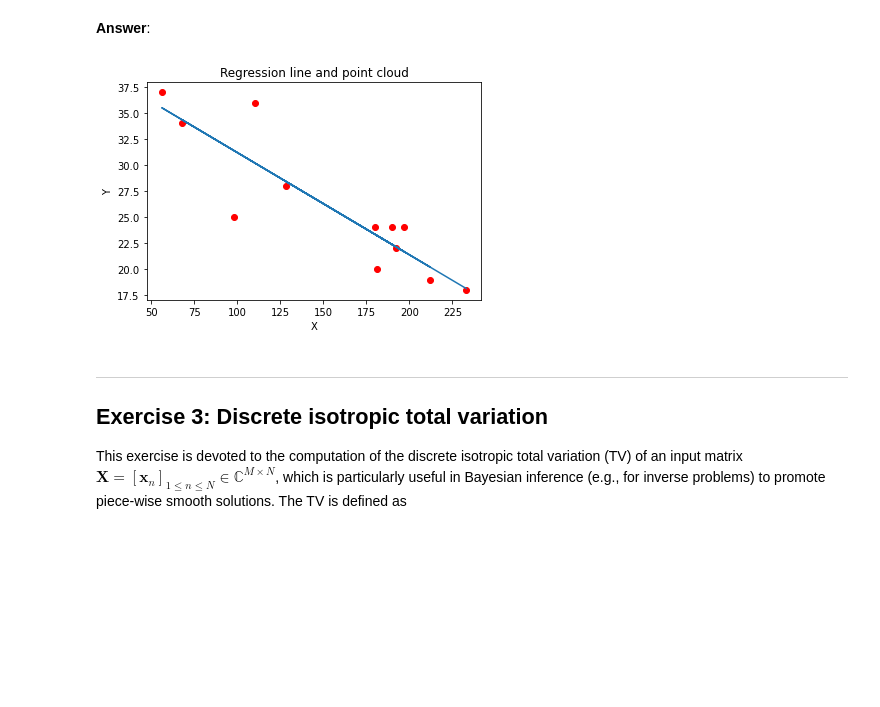
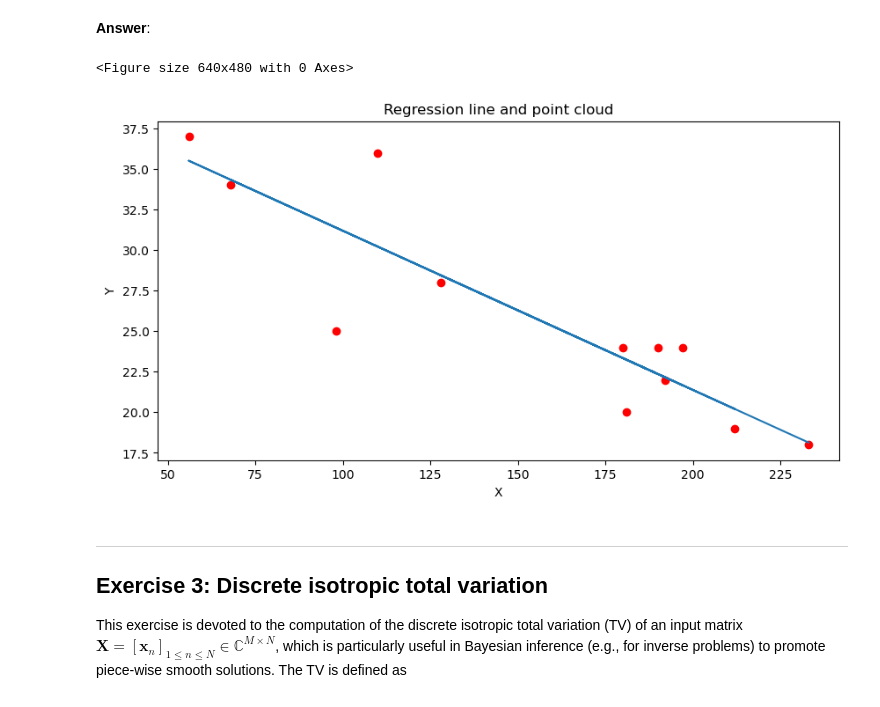
Before and after one commit to hichamomh/Python-labs, a Jupyter notebook: Labs/Lab2/lab2.ipynb, the cells around one changed output. Saved outputs shown, nothing was run; the diff lists cells and outputs as text; code cells hidden in the pictures; blank space fills up the shorter version.

```diff
--- a/Labs/Lab2/lab2.ipynb
+++ b/Labs/Lab2/lab2.ipynb
@@ -196,14 +200,16 @@ plt.show()
 # %%
 # your code
 plt.figure()
+plt.figure(figsize=(10,5))
 plt.plot(X,Regression_line[0]*X+B,label="Regression line")
-plt.scatter(X,Y,label="cloud of points",color="red")
+plt.scatter(df["X"],df["Y"],label="cloud of points",color="red")
 plt.title("Regression line and point cloud")
 plt.xlabel("X")
 plt.ylabel("Y")
 plt.show()
 # %% [output]
+<Figure size 640x480 with 0 Axes>
-[figure, old version]
+[figure, new version]
 # %% [markdown]
 ---
 ## <a name="ex3">Exercise 3: Discrete isotropic total variation</a>
```
Also changed, not shown: parts of 19 cells of this notebook.
